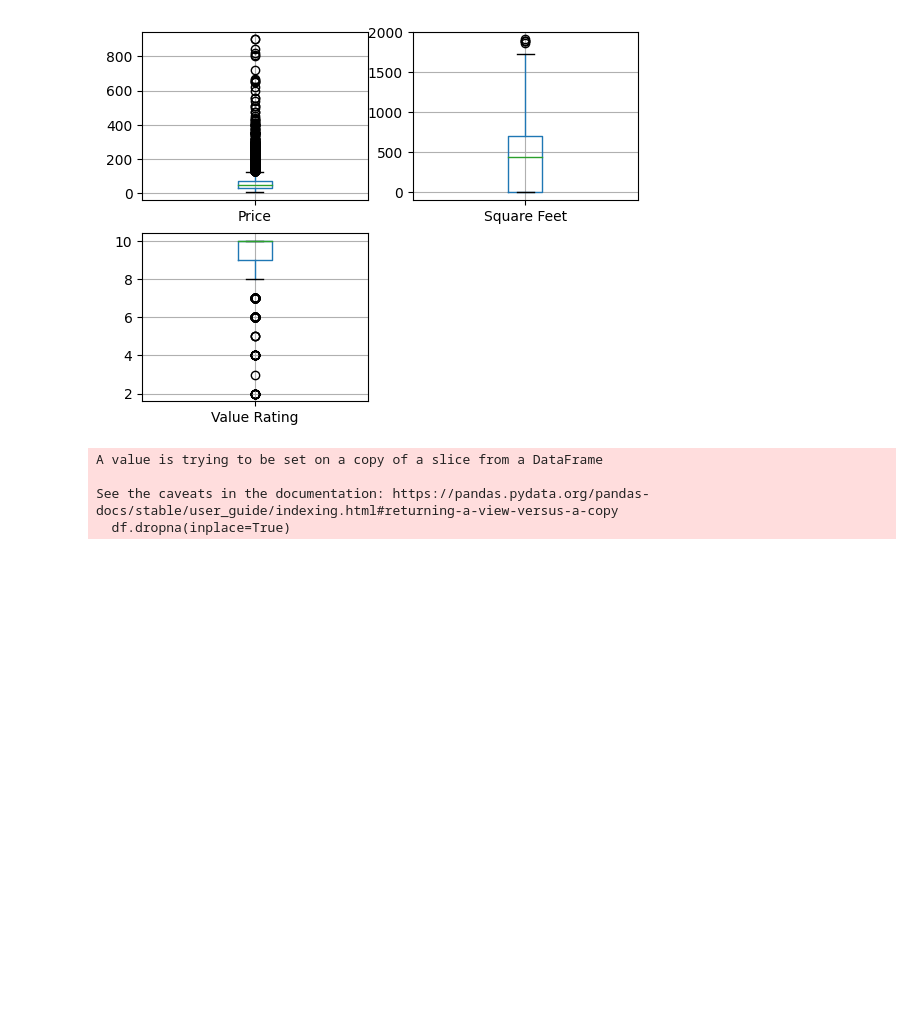
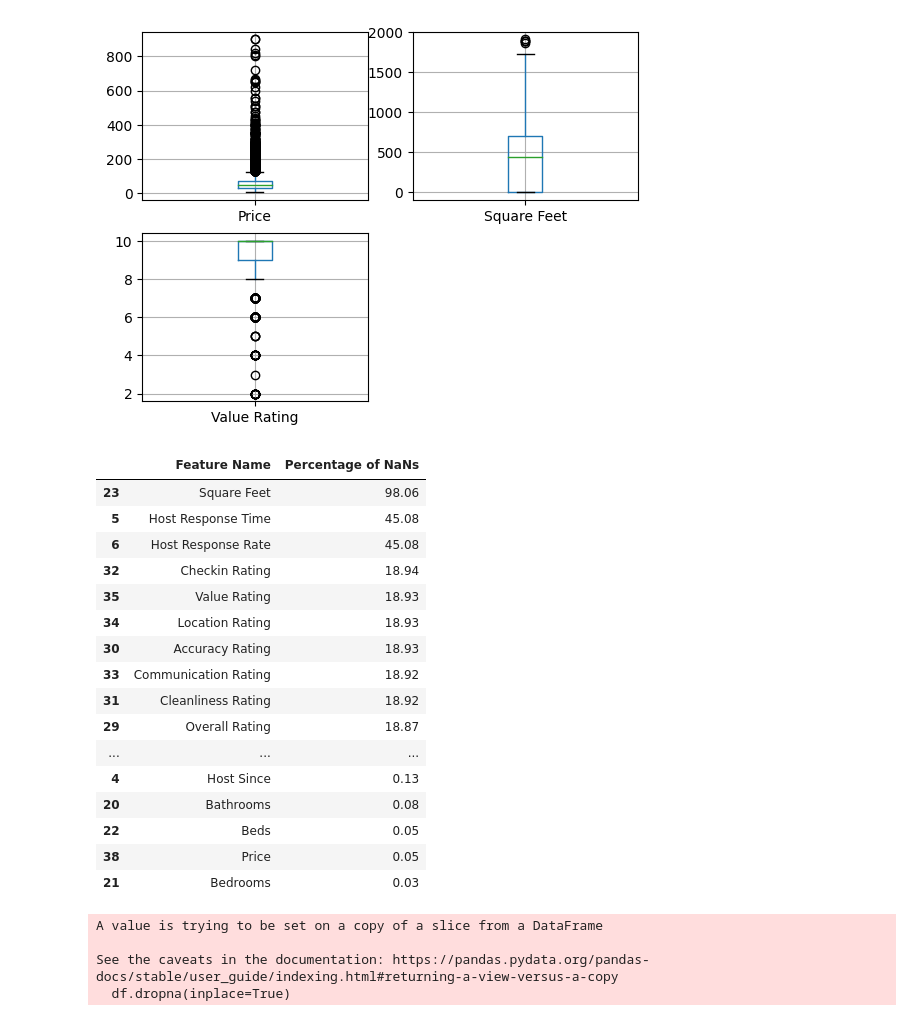
Before and after one commit to jose-melo/airbnb-berlin-price, a Jupyter notebook: src/berlin.ipynb, the cells around one changed output. Cells and saved outputs as stored; diff of their text form; code cells hidden in the pictures; blank space fills up the shorter version.

Commit message:
[FEAT] Percentage of NaNs table

```diff
--- a/src/berlin.ipynb
+++ b/src/berlin.ipynb
@@ -28,6 +30,41 @@ df_train.boxplot(column='Value Rating')
 plt.show()
 # %% [output]
 [figure]
+# %%
+nan_percentage = pd.DataFrame(columns=['Feature Name', 'Percentage of NaNs'])
+# %%
+def percentage_of_nans(df: pd.DataFrame) -> list:
+    nan_percentage = pd.DataFrame(columns=['Feature Name', 'Percentage of NaNs'])
+    for idx, feature in enumerate(df.columns):
+        notnans = df_train[feature].notna().value_counts()
+        percentage = 0
+        if False in notnans:
+            percentage = int(10000*notnans[False]/len(df_train))/100
+
+        nan_percentage.loc[idx] = [feature, percentage]
+    return nan_percentage
+# %%
+nan_percentage = percentage_of_nans(df_train)
+df = nan_percentage[nan_percentage['Percentage of NaNs'] != 0]
+df.sort_values(by=['Percentage of NaNs'], ascending=False)
+# %% [output]
+|  | Feature Name | Percentage of NaNs |
+| 23 | Square Feet | 98.06 |
+| 5 | Host Response Time | 45.08 |
+| 6 | Host Response Rate | 45.08 |
+| 32 | Checkin Rating | 18.94 |
+| 35 | Value Rating | 18.93 |
+| 34 | Location Rating | 18.93 |
+| 30 | Accuracy Rating | 18.93 |
+| 33 | Communication Rating | 18.92 |
+| 31 | Cleanliness Rating | 18.92 |
+| 29 | Overall Rating | 18.87 |
+| ... | ... | ... |
+| 4 | Host Since | 0.13 |
+| 20 | Bathrooms | 0.08 |
+| 22 | Beds | 0.05 |
+| 38 | Price | 0.05 |
+| 21 | Bedrooms | 0.03 |
 # %%
 def replace_na(df : pd.DataFrame, numerical_variables : list()):
     df.replace(['f', 't'], [0, 1], inplace=True)
```
Also changed, not shown: parts of 2 cells of this notebook, 1 other file.
